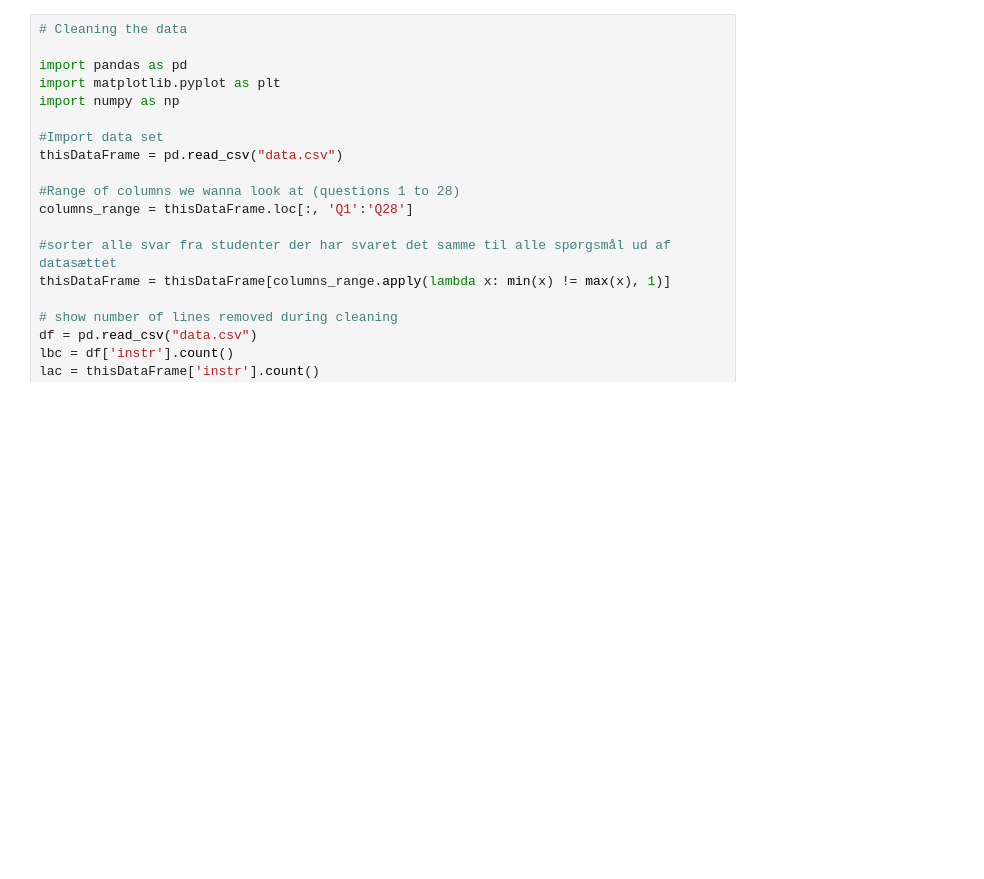
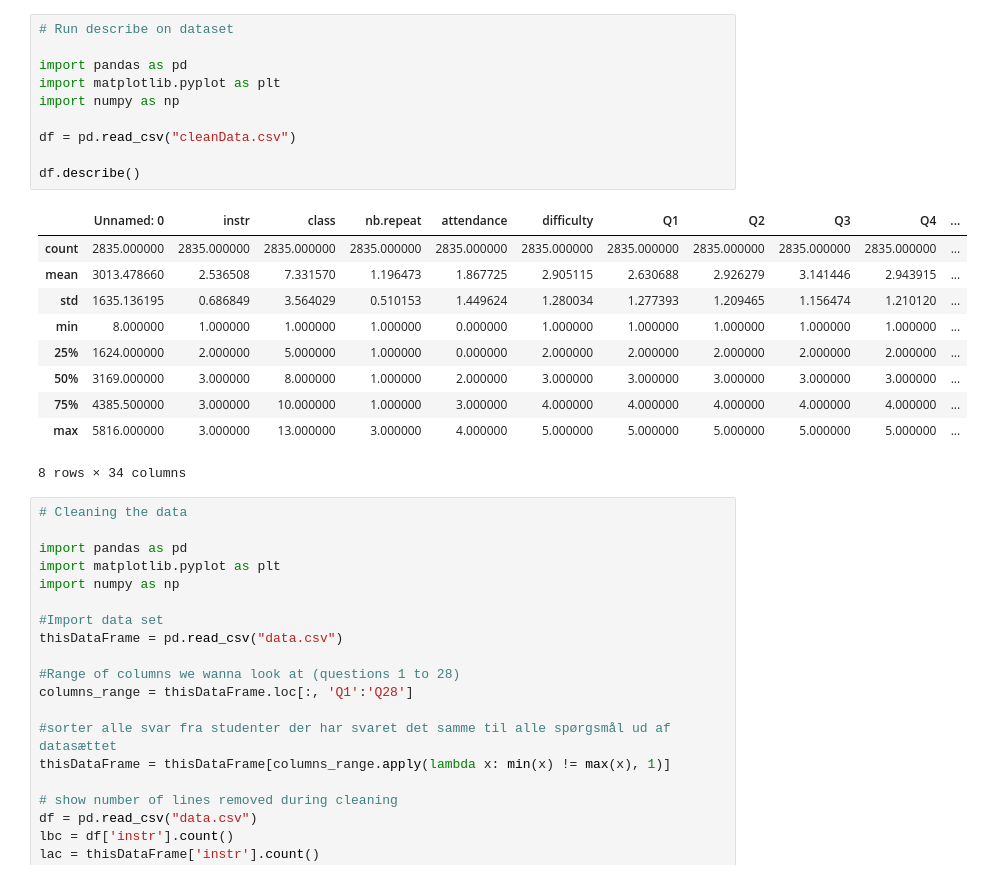
Before and after one commit to jensbackvall/DataScienceKEA2020, a Jupyter notebook: ThomasNotebook.ipynb, the cells around one changed output. Saved outputs shown, nothing was run; the diff lists cells and outputs as text; blank space fills up the shorter version.

Commit message:
Run describe on dataset

```diff
--- a/ThomasNotebook.ipynb
+++ b/ThomasNotebook.ipynb
@@ -1,3 +1,24 @@
+# %%
+# Run describe on dataset
+
+import pandas as pd
+import matplotlib.pyplot as plt
+import numpy as np
+
+df = pd.read_csv("cleanData.csv")
+
+df.describe()
+# %% [output]
+|  | Unnamed: 0 | instr | class | nb.repeat | attendance | difficulty | Q1 | Q2 | Q3 | Q4 | ... |
+| count | 2835.000000 | 2835.000000 | 2835.000000 | 2835.000000 | 2835.000000 | 2835.000000 | 2835.000000 | 2835.000000 | 2835.000000 | 2835.000000 | ... |
+| mean | 3013.478660 | 2.536508 | 7.331570 | 1.196473 | 1.867725 | 2.905115 | 2.630688 | 2.926279 | 3.141446 | 2.943915 | ... |
+| std | 1635.136195 | 0.686849 | 3.564029 | 0.510153 | 1.449624 | 1.280034 | 1.277393 | 1.209465 | 1.156474 | 1.210120 | ... |
+| min | 8.000000 | 1.000000 | 1.000000 | 1.000000 | 0.000000 | 1.000000 | 1.000000 | 1.000000 | 1.000000 | 1.000000 | ... |
+| 25% | 1624.000000 | 2.000000 | 5.000000 | 1.000000 | 0.000000 | 2.000000 | 2.000000 | 2.000000 | 2.000000 | 2.000000 | ... |
+| 50% | 3169.000000 | 3.000000 | 8.000000 | 1.000000 | 2.000000 | 3.000000 | 3.000000 | 3.000000 | 3.000000 | 3.000000 | ... |
+| 75% | 4385.500000 | 3.000000 | 10.000000 | 1.000000 | 3.000000 | 4.000000 | 4.000000 | 4.000000 | 4.000000 | 4.000000 | ... |
+| max | 5816.000000 | 3.000000 | 13.000000 | 3.000000 | 4.000000 | 5.000000 | 5.000000 | 5.000000 | 5.000000 | 5.000000 | ... |
+8 rows × 34 columns
 # %%
 # Cleaning the data
 
```
